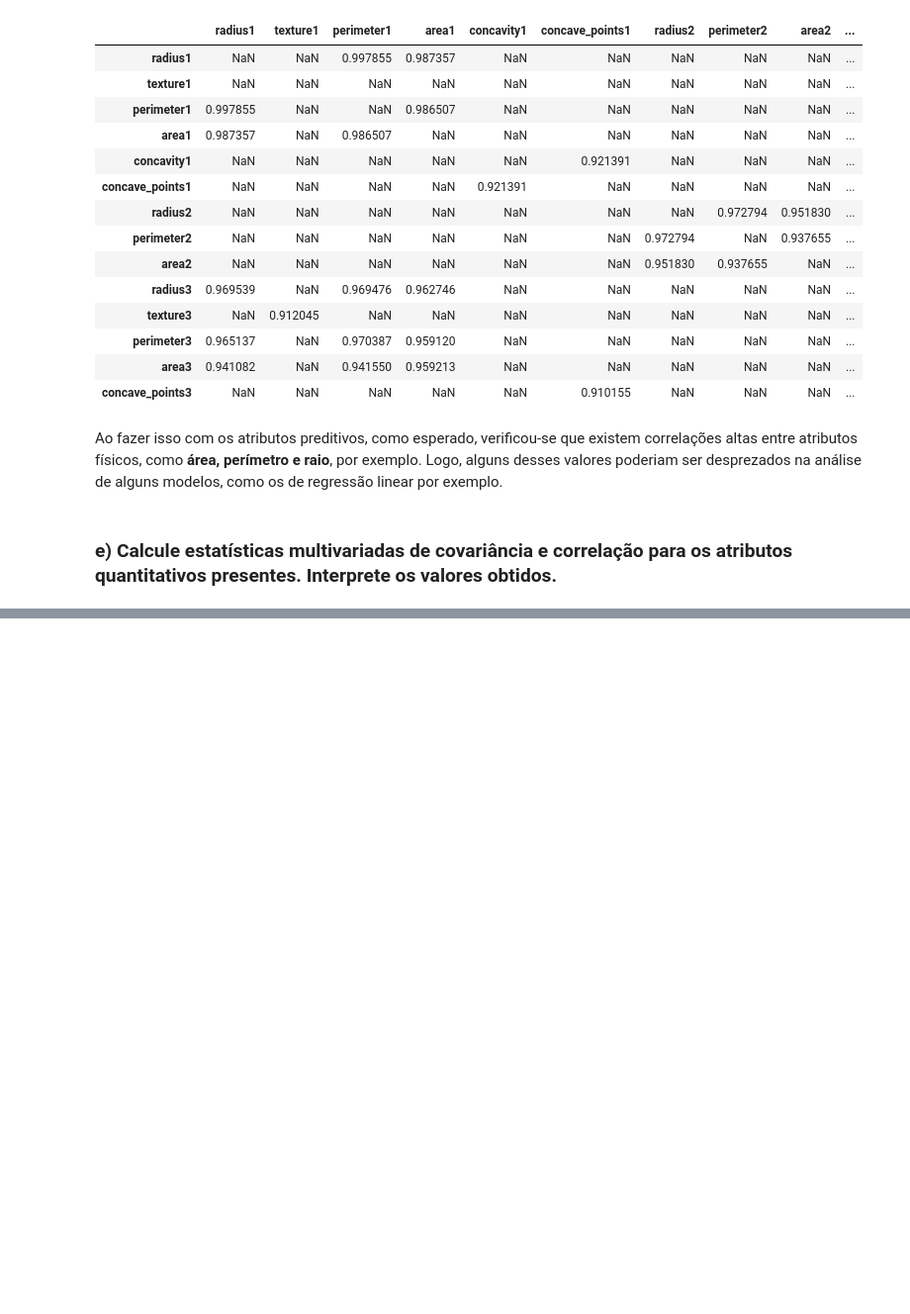
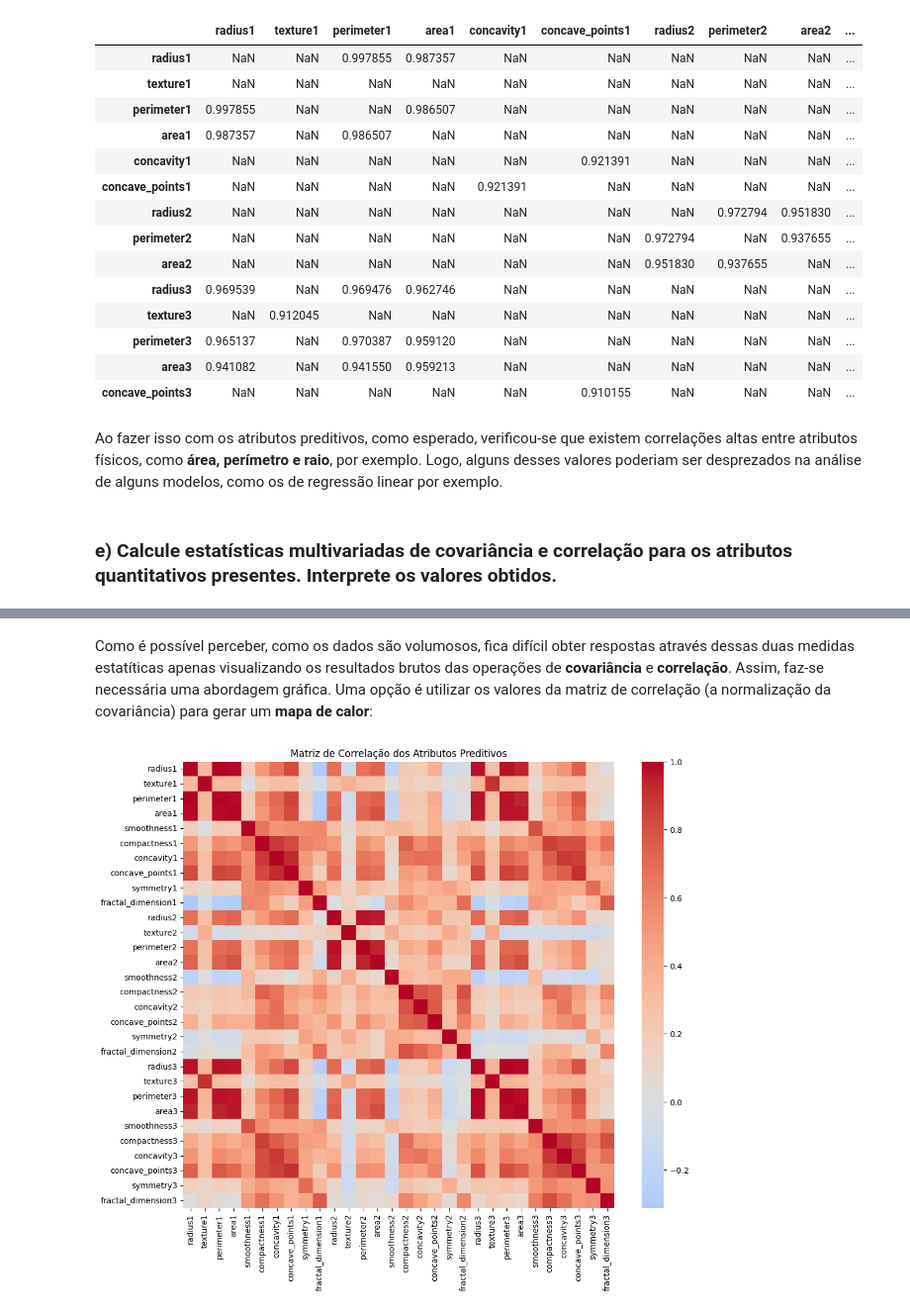
Before and after one commit to hevertonreis-hsrn/ENGG67_IAM, a Jupyter notebook: IAM_AVA01_GiovaneSantana_HevertonReis.ipynb, the cells around one changed output, grey strips where cells are left out. Shown at 99% size. Cells and saved outputs as stored; diff of their text form; code cells hidden in the pictures; blank space fills up the shorter version.

```diff
--- a/IAM_AVA01_GiovaneSantana_HevertonReis.ipynb
+++ b/IAM_AVA01_GiovaneSantana_HevertonReis.ipynb
@@ -276 +314,5 @@ df.corr()
 30 rows × 30 columns
+# %%
+# Calcular matriz de correlação
+matriz_cor = df.corr()
+matriz_cor.round(2)  # Visualizar parte da matriz
@@ -276,0 +338,9 @@ df.corr()
+# %% [markdown]
+Como é possível perceber, como os dados são volumosos, fica difícil obter respostas através dessas duas medidas estatíticas apenas visualizando os resultados brutos das operações de **covariância** e **correlação**. Assim, faz-se necessária uma abordagem gráfica. Uma opção é utilizar os valores da matriz de correlação (a normalização da covariância) para gerar um **mapa de calor**:
+# %%
+plt.figure(figsize=(12,10))
+sns.heatmap(matriz_cor, cmap='coolwarm', center=0, annot=False)
+plt.title("Matriz de Correlação dos Atributos Preditivos")
+plt.show()
+# %% [output]
+[figure, added]
```
Also changed, not shown: parts of 21 cells of this notebook, 1 other file.
